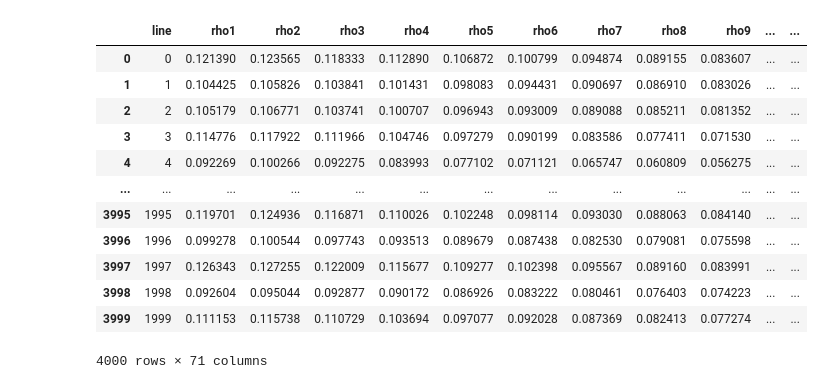
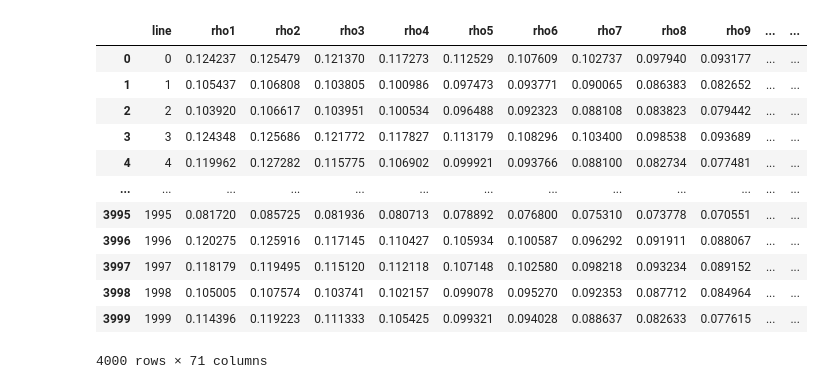
Before and after one commit to PatBoj/PARCSANN_v2, a Jupyter notebook: notebooks/evolution_plots.ipynb, the cells around one changed output. Cells and saved outputs as stored; diff of their text form; code cells hidden in the pictures.

```diff
--- a/notebooks/evolution_plots.ipynb
+++ b/notebooks/evolution_plots.ipynb
@@ -5,36 +5,36 @@ import matplotlib.pyplot as plt
 import seaborn as sns
 import os
 # %%
-directory = '../output'
+directory = '../output/05_02_2024_rho_evolution'
 files = os.listdir(directory)
 files = [file for file in files if file.endswith('y-output.csv')]
 files
 
 dfs = []
 
 for i, file in enumerate(files):
     df = pd.read_csv(os.path.join(directory, file))
     # df.rename(columns={'line': 'experiment'}, inplace=True)
     df['experiment'] = i+1
     dfs.append(df)
 
 df = pd.concat(dfs, ignore_index=True)
 df = df[df['experiment'] == 1]
 df.drop(columns=['experiment'], inplace=True)
 df
 # %% [output]
 |  | line | rho1 | rho2 | rho3 | rho4 | rho5 | rho6 | rho7 | rho8 | rho9 | ... | ... |
-| 0 | 0 | 0.121390 | 0.123565 | 0.118333 | 0.112890 | 0.106872 | 0.100799 | 0.094874 | 0.089155 | 0.083607 | ... | ... |
-| 1 | 1 | 0.104425 | 0.105826 | 0.103841 | 0.101431 | 0.098083 | 0.094431 | 0.090697 | 0.086910 | 0.083026 | ... | ... |
-| 2 | 2 | 0.105179 | 0.106771 | 0.103741 | 0.100707 | 0.096943 | 0.093009 | 0.089088 | 0.085211 | 0.081352 | ... | ... |
-| 3 | 3 | 0.114776 | 0.117922 | 0.111966 | 0.104746 | 0.097279 | 0.090199 | 0.083586 | 0.077411 | 0.071530 | ... | ... |
-| 4 | 4 | 0.092269 | 0.100266 | 0.092275 | 0.083993 | 0.077102 | 0.071121 | 0.065747 | 0.060809 | 0.056275 | ... | ... |
+| 0 | 0 | 0.124237 | 0.125479 | 0.121370 | 0.117273 | 0.112529 | 0.107609 | 0.102737 | 0.097940 | 0.093177 | ... | ... |
+| 1 | 1 | 0.105437 | 0.106808 | 0.103805 | 0.100986 | 0.097473 | 0.093771 | 0.090065 | 0.086383 | 0.082652 | ... | ... |
+| 2 | 2 | 0.103920 | 0.106617 | 0.103951 | 0.100534 | 0.096488 | 0.092323 | 0.088108 | 0.083823 | 0.079442 | ... | ... |
+| 3 | 3 | 0.124348 | 0.125686 | 0.121772 | 0.117827 | 0.113179 | 0.108296 | 0.103400 | 0.098538 | 0.093689 | ... | ... |
+| 4 | 4 | 0.119962 | 0.127282 | 0.115775 | 0.106902 | 0.099921 | 0.093766 | 0.088100 | 0.082734 | 0.077481 | ... | ... |
 | ... | ... | ... | ... | ... | ... | ... | ... | ... | ... | ... | ... | ... |
-| 3995 | 1995 | 0.119701 | 0.124936 | 0.116871 | 0.110026 | 0.102248 | 0.098114 | 0.093030 | 0.088063 | 0.084140 | ... | ... |
-| 3996 | 1996 | 0.099278 | 0.100544 | 0.097743 | 0.093513 | 0.089679 | 0.087438 | 0.082530 | 0.079081 | 0.075598 | ... | ... |
-| 3997 | 1997 | 0.126343 | 0.127255 | 0.122009 | 0.115677 | 0.109277 | 0.102398 | 0.095567 | 0.089160 | 0.083991 | ... | ... |
-| 3998 | 1998 | 0.092604 | 0.095044 | 0.092877 | 0.090172 | 0.086926 | 0.083222 | 0.080461 | 0.076403 | 0.074223 | ... | ... |
-| 3999 | 1999 | 0.111153 | 0.115738 | 0.110729 | 0.103694 | 0.097077 | 0.092028 | 0.087369 | 0.082413 | 0.077274 | ... | ... |
+| 3995 | 1995 | 0.081720 | 0.085725 | 0.081936 | 0.080713 | 0.078892 | 0.076800 | 0.075310 | 0.073778 | 0.070551 | ... | ... |
+| 3996 | 1996 | 0.120275 | 0.125916 | 0.117145 | 0.110427 | 0.105934 | 0.100587 | 0.096292 | 0.091911 | 0.088067 | ... | ... |
+| 3997 | 1997 | 0.118179 | 0.119495 | 0.115120 | 0.112118 | 0.107148 | 0.102580 | 0.098218 | 0.093234 | 0.089152 | ... | ... |
+| 3998 | 1998 | 0.105005 | 0.107574 | 0.103741 | 0.102157 | 0.099078 | 0.095270 | 0.092353 | 0.087712 | 0.084964 | ... | ... |
+| 3999 | 1999 | 0.114396 | 0.119223 | 0.111333 | 0.105425 | 0.099321 | 0.094028 | 0.088637 | 0.082633 | 0.077615 | ... | ... |
 4000 rows × 71 columns
 # %%
 df_long = df.copy()
```
Also changed, not shown: parts of 6 cells of this notebook, 53 other files.
